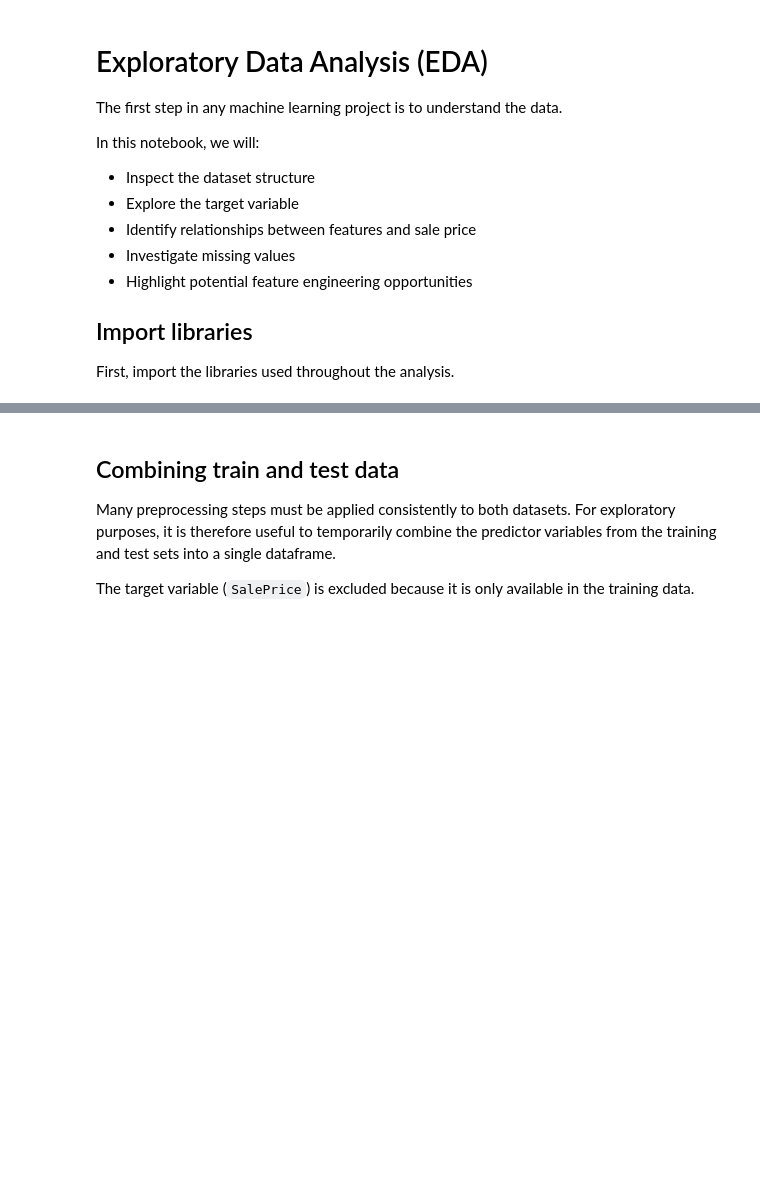
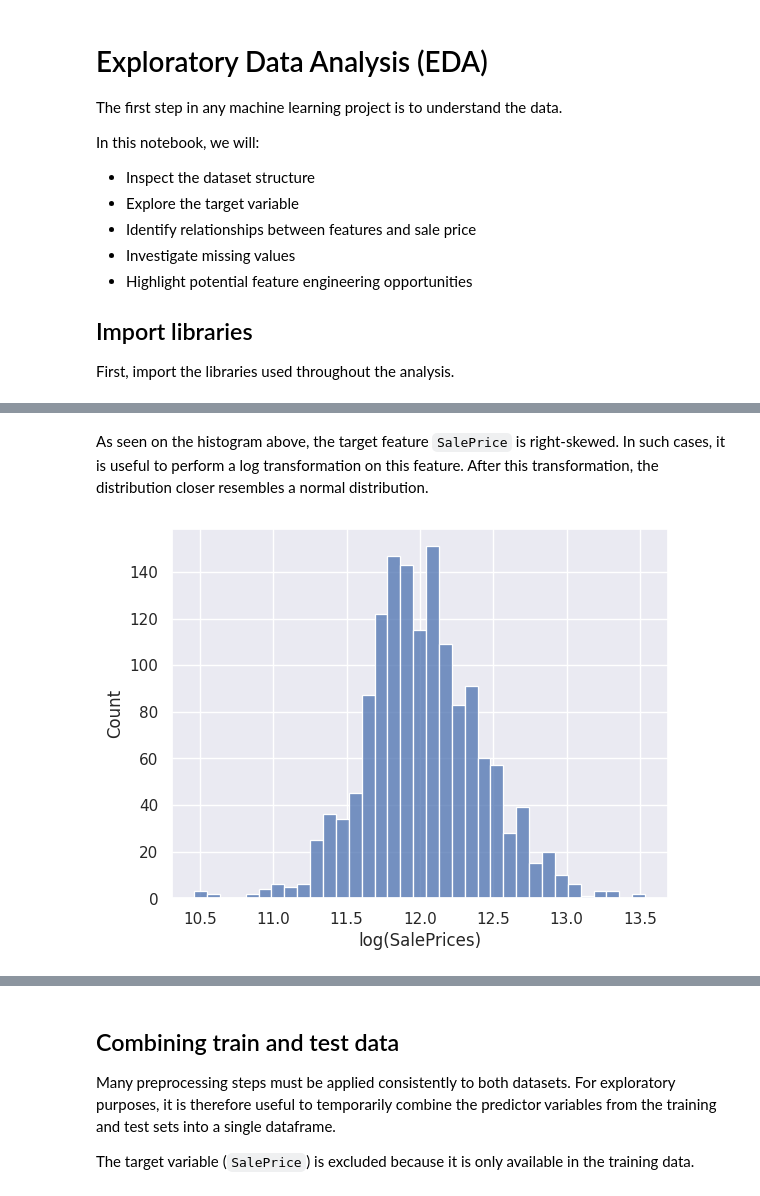
Before and after one commit to ianlopezdiaz/kaggle-house-prices, a Jupyter notebook: 1_EDA.ipynb, the cells around one changed output, grey strips where cells are left out. Cells and saved outputs as stored; diff of their text form; code cells hidden in the pictures; blank space fills up the shorter version.

```diff
--- a/1_EDA.ipynb
+++ b/1_EDA.ipynb
@@ -76,0 +111,9 @@ df_train
+# %% [markdown]
+As seen on the histogram above, the target feature `SalePrice` is right-skewed. In such cases, it is useful to perform a log transformation on this feature. After this transformation, the distribution closer resembles a normal distribution.
+# %%
+# Histogram log
+sns.histplot(np.log1p(df_train.get("SalePrice")))
+plt.xlabel("log(SalePrices)")
+plt.show()
+# %% [output]
+[figure, added]
```
Also changed, not shown: parts of 36 cells of this notebook, 10 other files.
